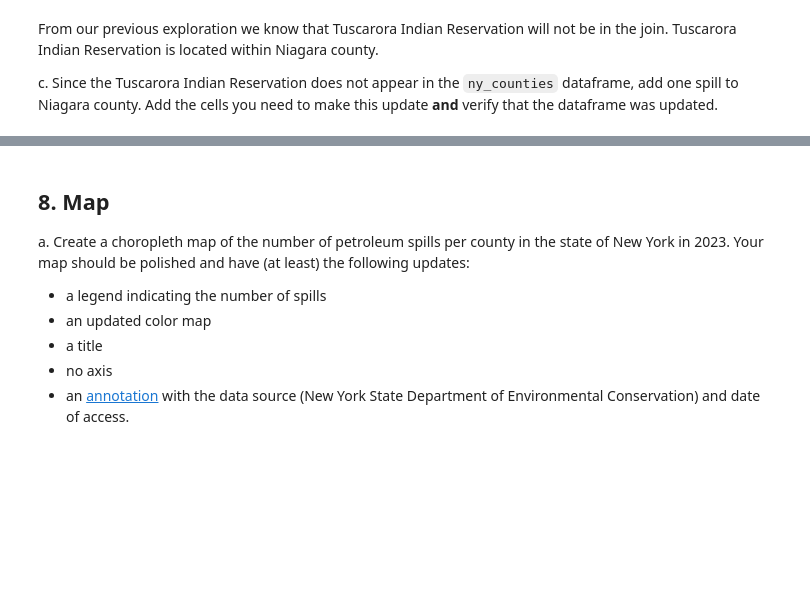
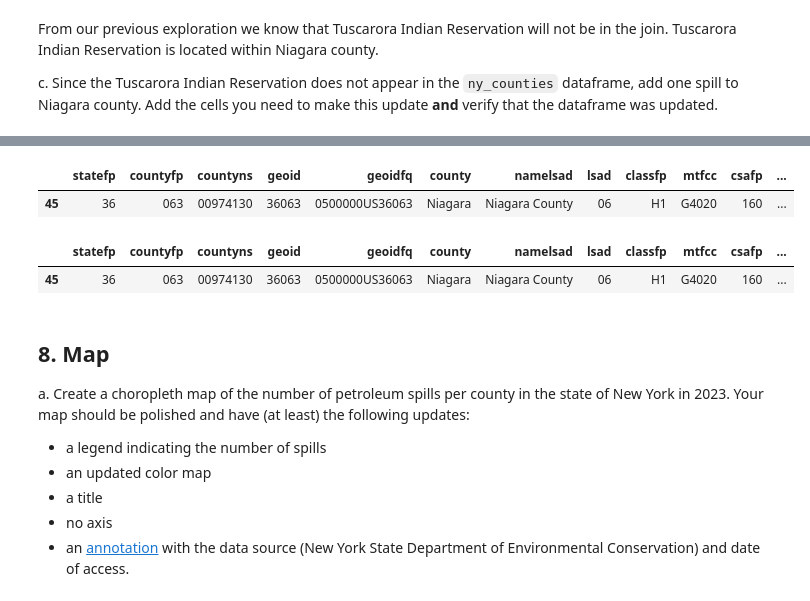
Before and after one commit to madisonenda/eds220-hwk3, a Jupyter notebook: hwk3-task2-oil-spills-Enda.ipynb, the cells around one changed output, grey strips where cells are left out. Saved outputs shown, nothing was run; the diff lists cells and outputs as text; code cells hidden in the pictures; blank space fills up the shorter version.

```diff
--- a/hwk3-task2-oil-spills-Enda.ipynb
+++ b/hwk3-task2-oil-spills-Enda.ipynb
@@ -545,6 +545,23 @@ ny_counties.head()
 | 2 | 36 | 003 | 00974100 | 36003 | 0500000US36003 | Allegany | Allegany County | 06 | H1 | G4020 | NaN | ... |
 | 3 | 36 | 075 | 00974136 | 36075 | 0500000US36075 | Oswego | Oswego County | 06 | H1 | G4020 | 532 | ... |
 | 4 | 36 | 111 | 00974153 | 36111 | 0500000US36111 | Ulster | Ulster County | 06 | H1 | G4020 | 408 | ... |
+# %%
+# c. Finding the current number of spills for Niagara county
+Niagara_county =ny_counties[ny_counties['county']== 'Niagara']
+Niagara_county
+# %% [output]
+|  | statefp | countyfp | countyns | geoid | geoidfq | county | namelsad | lsad | classfp | mtfcc | csafp | ... |
+| 45 | 36 | 063 | 00974130 | 36063 | 0500000US36063 | Niagara | Niagara County | 06 | H1 | G4020 | 160 | ... |
+# %%
+# Adding one to the total number of spills for Niagara county
+ny_counties.iloc[45, ny_counties.columns.get_loc('n_spills')] = 89
+
+# Checking to see if the above code worked
+Niagara_county =ny_counties[ny_counties['county']== 'Niagara']
+Niagara_county
+# %% [output]
+|  | statefp | countyfp | countyns | geoid | geoidfq | county | namelsad | lsad | classfp | mtfcc | csafp | ... |
+| 45 | 36 | 063 | 00974130 | 36063 | 0500000US36063 | Niagara | Niagara County | 06 | H1 | G4020 | 160 | ... |
 # %% [markdown]
 <!-- BEGIN QUESTION -->
 
```
Also changed, not shown: parts of 1 cell of this notebook.
